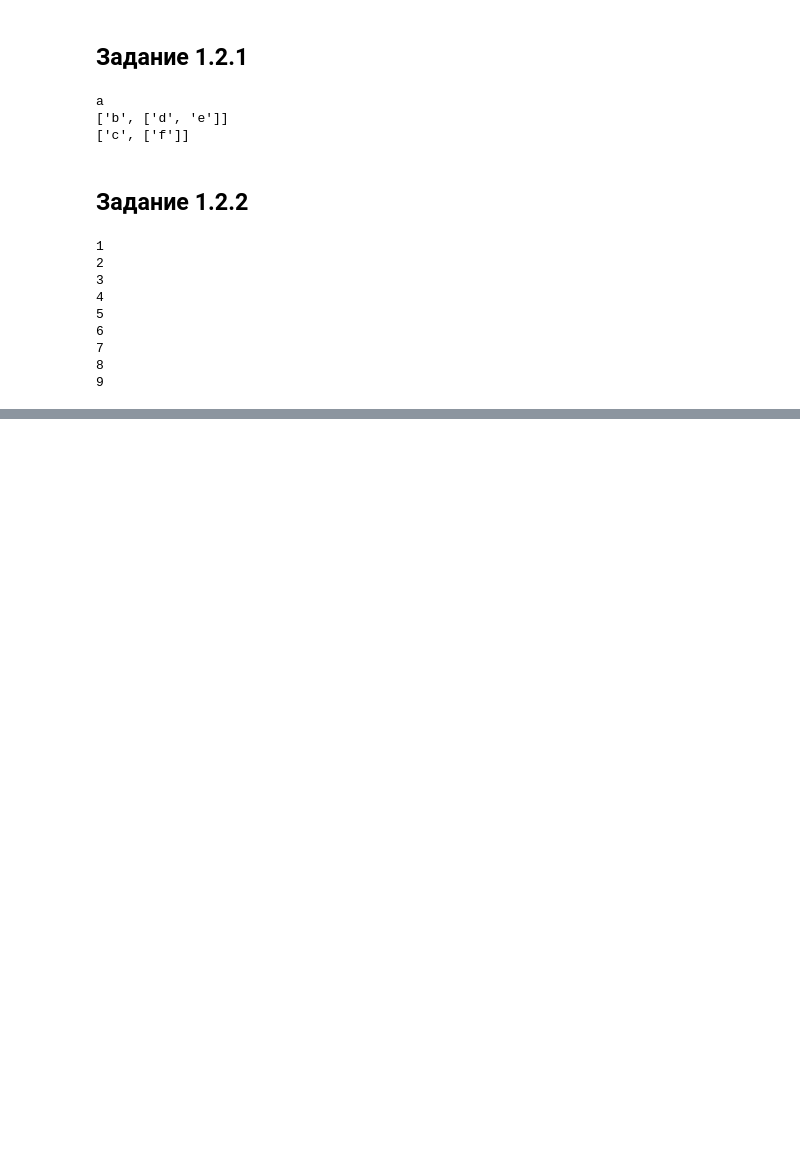
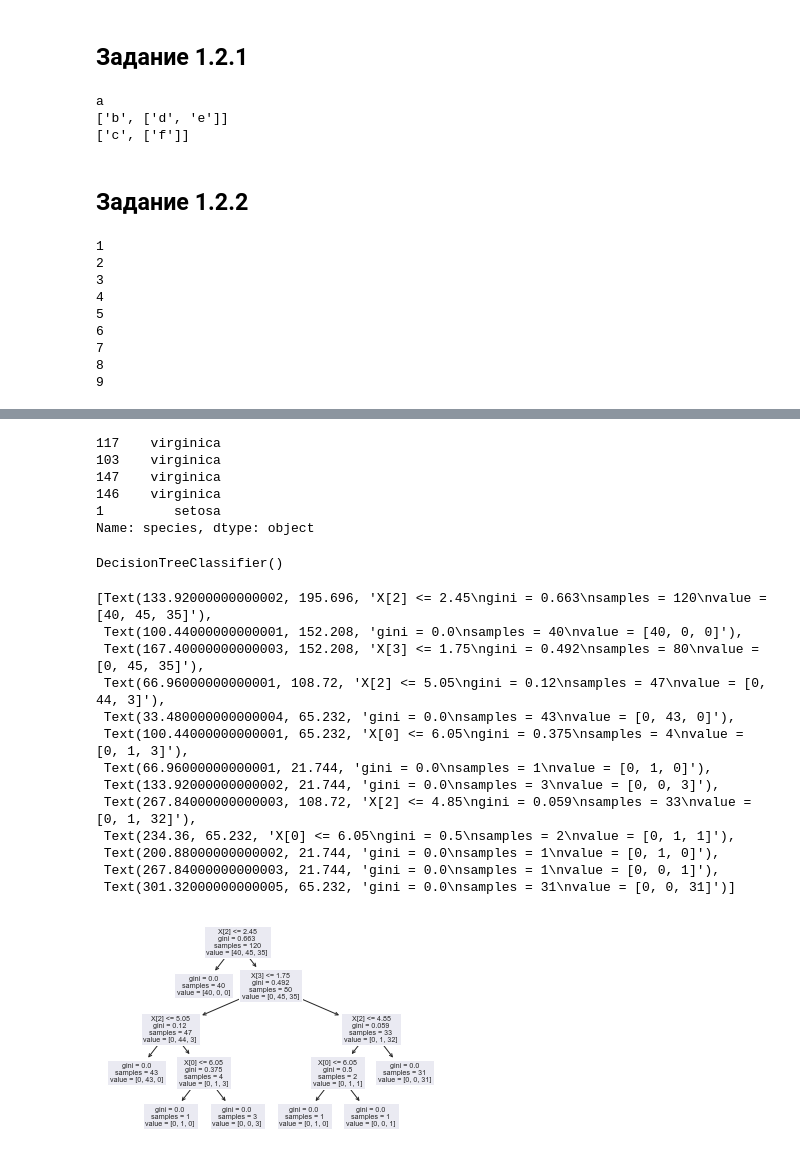
Before and after one commit to AndreyVAAVA/AI_RTU_MIREA, a Jupyter notebook: notebooks/FiftPractice.ipynb, the cells around one changed output, grey strips where cells are left out. Saved outputs shown, nothing was run; the diff lists cells and outputs as text; code cells hidden in the pictures; blank space fills up the shorter version.

```diff
--- a/notebooks/FiftPractice.ipynb
+++ b/notebooks/FiftPractice.ipynb
@@ -102,0 +314,8 @@ root.PrintTree()
+# %%
+import pandas as pd
+import numpy as np
+import seaborn as sns
+import matplotlib.pyplot as plt
+
+dataset = sns.load_dataset('iris')
+dataset
@@ -102,0 +349,10 @@ root.PrintTree()
+# %%
+from sklearn.model_selection import train_test_split
+
+X_train, X_test, y_train, y_test = train_test_split(
+    # поскольку iris это pandas-таблица, для нее нужно указывать iloc
+    dataset.iloc[:, :-1], # берем все колонки кроме последней в признаки
+    dataset.iloc[:, -1], # последнюю в целевую переменную (класс)
+    test_size = 0.20 # размер тестовой выборки 20%
+)
+X_train.shape, X_test.shape, y_train.shape, y_test.shape
@@ -102,0 +370,34 @@ root.PrintTree()
+# %%
+y_train.head()
+# %% [output]
+117    virginica
+103    virginica
+147    virginica
+146    virginica
+1         setosa
+Name: species, dtype: object
+# %%
+from sklearn.tree import DecisionTreeClassifier
+classifier = DecisionTreeClassifier()
+classifier.fit(X_train, y_train)
+# %% [output]
+DecisionTreeClassifier()
+# %%
+#построим дерево решений
+from sklearn import tree
+tree.plot_tree(classifier)
+# %% [output]
+[Text(133.92000000000002, 195.696, 'X[2] <= 2.45\ngini = 0.663\nsamples = 120\nvalue = [40, 45, 35]'),
+ Text(100.44000000000001, 152.208, 'gini = 0.0\nsamples = 40\nvalue = [40, 0, 0]'),
+ Text(167.40000000000003, 152.208, 'X[3] <= 1.75\ngini = 0.492\nsamples = 80\nvalue = [0, 45, 35]'),
+ Text(66.96000000000001, 108.72, 'X[2] <= 5.05\ngini = 0.12\nsamples = 47\nvalue = [0, 44, 3]'),
+ Text(33.480000000000004, 65.232, 'gini = 0.0\nsamples = 43\nvalue = [0, 43, 0]'),
+ Text(100.44000000000001, 65.232, 'X[0] <= 6.05\ngini = 0.375\nsamples = 4\nvalue = [0, 1, 3]'),
+ Text(66.96000000000001, 21.744, 'gini = 0.0\nsamples = 1\nvalue = [0, 1, 0]'),
+ Text(133.92000000000002, 21.744, 'gini = 0.0\nsamples = 3\nvalue = [0, 0, 3]'),
+ Text(267.84000000000003, 108.72, 'X[2] <= 4.85\ngini = 0.059\nsamples = 33\nvalue = [0, 1, 32]'),
+ Text(234.36, 65.232, 'X[0] <= 6.05\ngini = 0.5\nsamples = 2\nvalue = [0, 1, 1]'),
+ Text(200.88000000000002, 21.744, 'gini = 0.0\nsamples = 1\nvalue = [0, 1, 0]'),
+ Text(267.84000000000003, 21.744, 'gini = 0.0\nsamples = 1\nvalue = [0, 0, 1]'),
+ Text(301.32000000000005, 65.232, 'gini = 0.0\nsamples = 31\nvalue = [0, 0, 31]')]
+[figure, added]
```
Also changed, not shown: parts of 20 cells of this notebook.
